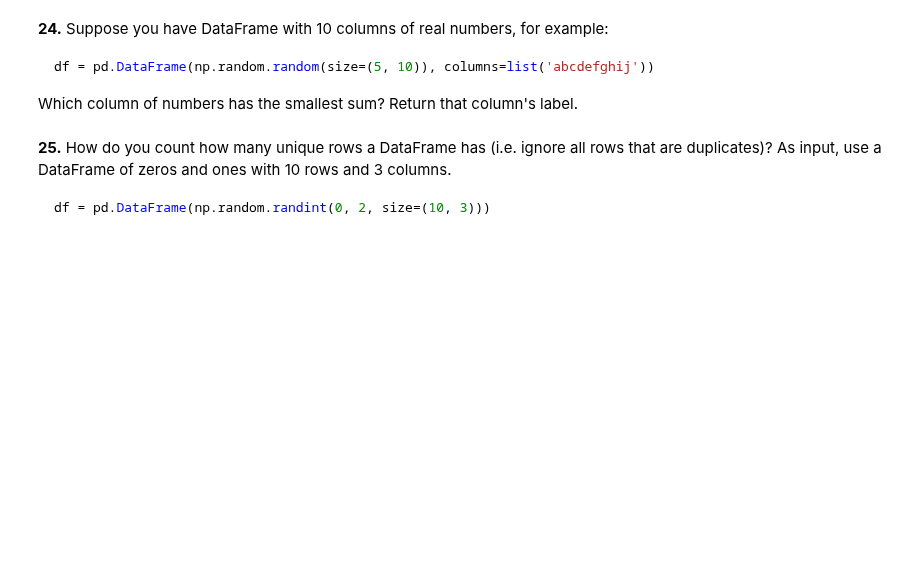
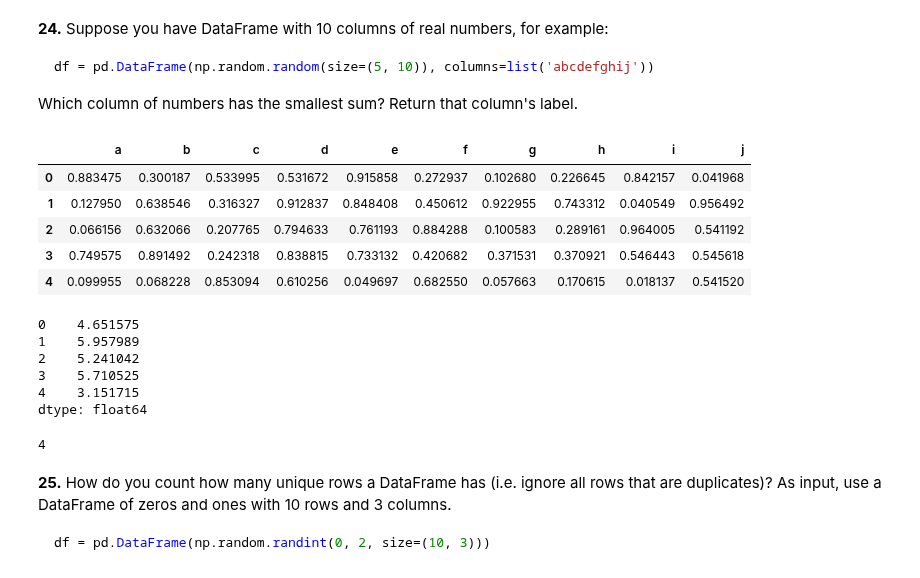
Before and after one commit to Haritima-Manchanda/100-pandas-puzzles, a Jupyter notebook: 100-pandas-puzzles.ipynb, the cells around one changed output. Drawn from its saved outputs; the diff is of its cells as text; code cells hidden in the pictures; blank space fills up the shorter version.

````diff
--- a/100-pandas-puzzles.ipynb
+++ b/100-pandas-puzzles.ipynb
@@ -375,6 +425,30 @@ how do you subtract the row mean from each element in the row?
 df = pd.DataFrame(np.random.random(size=(5, 10)), columns=list('abcdefghij'))
 ```
 Which column of numbers has the smallest sum?  Return that column's label.
+# %%
+df = pd.DataFrame(np.random.random(size=(5, 10)), columns=list('abcdefghij'))
+df
+# %% [output]
+|  | a | b | c | d | e | f | g | h | i | j |
+| 0 | 0.883475 | 0.300187 | 0.533995 | 0.531672 | 0.915858 | 0.272937 | 0.102680 | 0.226645 | 0.842157 | 0.041968 |
+| 1 | 0.127950 | 0.638546 | 0.316327 | 0.912837 | 0.848408 | 0.450612 | 0.922955 | 0.743312 | 0.040549 | 0.956492 |
+| 2 | 0.066156 | 0.632066 | 0.207765 | 0.794633 | 0.761193 | 0.884288 | 0.100583 | 0.289161 | 0.964005 | 0.541192 |
+| 3 | 0.749575 | 0.891492 | 0.242318 | 0.838815 | 0.733132 | 0.420682 | 0.371531 | 0.370921 | 0.546443 | 0.545618 |
+| 4 | 0.099955 | 0.068228 | 0.853094 | 0.610256 | 0.049697 | 0.682550 | 0.057663 | 0.170615 | 0.018137 | 0.541520 |
+# %%
+Sum_Col = df.sum(axis = 1)
+Sum_Col
+# %% [output]
+0    4.651575
+1    5.957989
+2    5.241042
+3    5.710525
+4    3.151715
+dtype: float64
+# %%
+Sum_Col.idxmin() # idxmin() returns the index having the smallest value
+# %% [output]
+4
 # %% [markdown]
 **25.** How do you count how many unique rows a DataFrame has (i.e. ignore all rows that are duplicates)? As input, use a DataFrame of zeros and ones with 10 rows and 3 columns.
 
````
Also changed, not shown: parts of 10 cells of this notebook.
